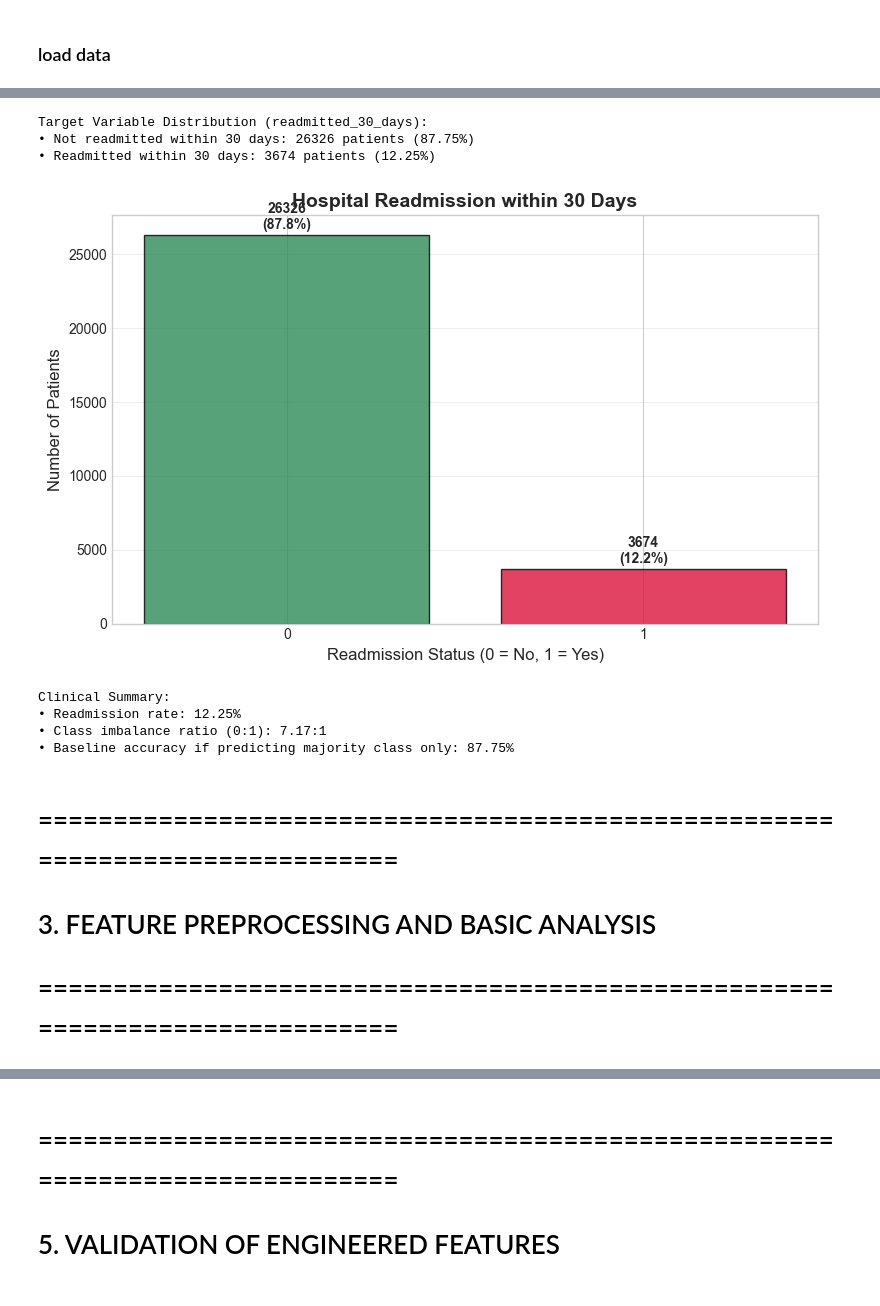
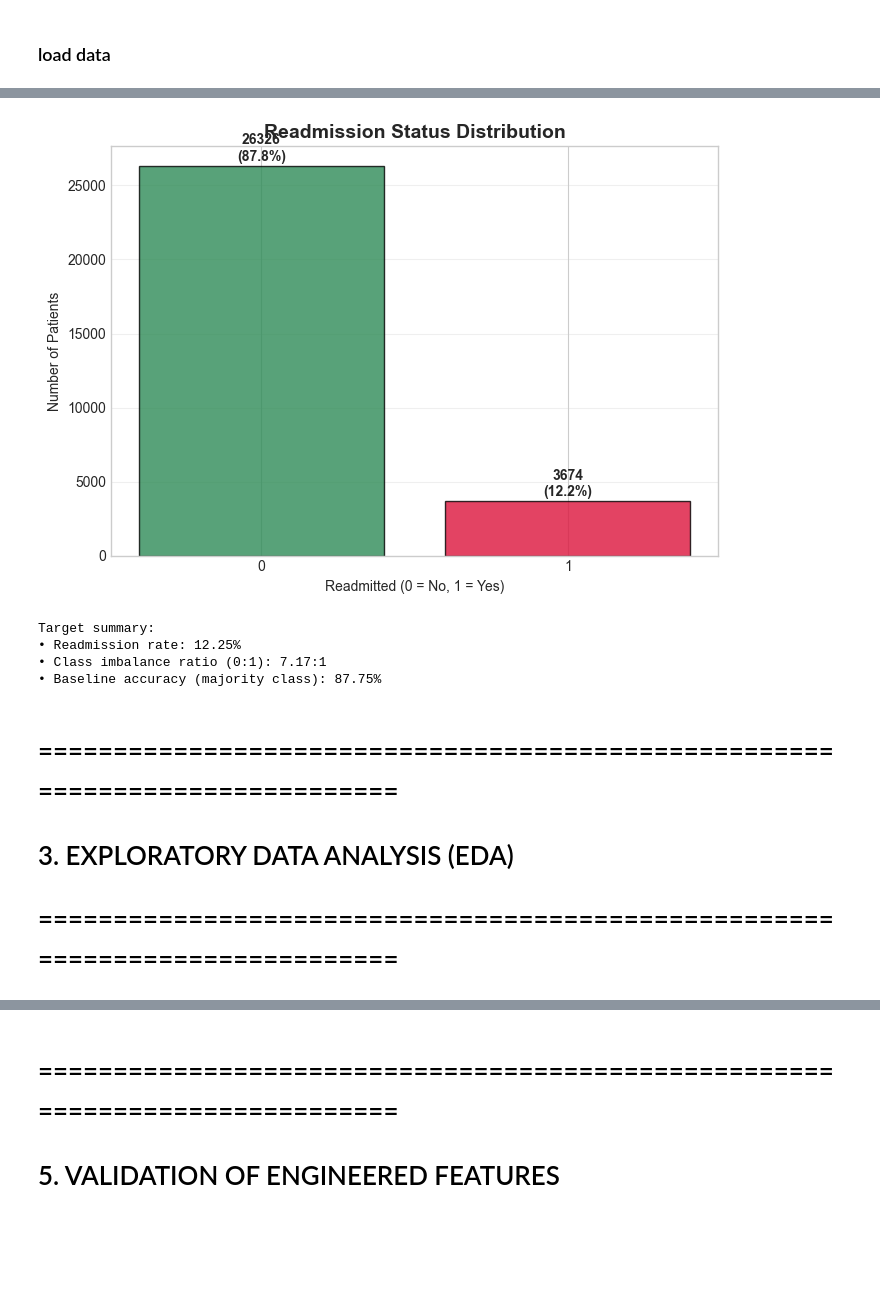
Before and after one commit to albertokabore/Hospital-Readmission-Prediction, a Jupyter notebook: notebooks/Readmission_Project.ipynb, the cells around one changed output, grey strips where cells are left out. Drawn from its saved outputs; the diff is of its cells as text; code cells hidden in the pictures; blank space fills up the shorter version.

```diff
--- a/notebooks/Readmission_Project.ipynb
+++ b/notebooks/Readmission_Project.ipynb
@@ -136,10 +108,0 @@ First 5 rows:
-# %%
-missing_values = df.isnull().sum()
-missing_percentage = (missing_values / len(df)) * 100
-
-print("\nMissing Values Analysis:")
-if missing_values.sum() == 0:
-    print("• No missing values detected")
-else:
-    for feature, count in missing_values[missing_values > 0].items():
-        print(f"• {feature}: {count} missing ({missing_percentage[feature]:.2f}%)")
@@ -157,62 +269,38 @@ print("=" * 70)
 # %%
-
-target_col = "readmitted_30_days"
-
-if target_col not in df.columns:
-    raise ValueError(f"Target column '{target_col}' not found in dataset.")
-
-df[target_col] = df[target_col].map({"Yes": 1, "No": 0})
-
-target_distribution = df[target_col].value_counts().sort_index()
-target_percentage = (target_distribution / len(df)) * 100
-
-print("Target Variable Distribution (readmitted_30_days):")
-for value, count in target_distribution.items():
-    status = "Not readmitted within 30 days" if value == 0 else "Readmitted within 30 days"
-    print(f"• {status}: {count} patients ({target_percentage[value]:.2f}%)")
-
-plt.figure(figsize=(8, 5))
+plt.figure(figsize=(7, 5))
 colors = ["#2E8B57", "#DC143C"]
 bars = plt.bar(target_distribution.index, target_distribution.values,
                color=colors, alpha=0.8, edgecolor="black")
-
-plt.title("Hospital Readmission within 30 Days", fontsize=14, fontweight="bold")
-plt.xlabel("Readmission Status (0 = No, 1 = Yes)", fontsize=12)
-plt.ylabel("Number of Patients", fontsize=12)
+plt.title("Readmission Status Distribution", fontsize=14, fontweight="bold")
+plt.xlabel("Readmitted (0 = No, 1 = Yes)")
+plt.ylabel("Number of Patients")
 plt.xticks([0, 1])
 plt.grid(axis="y", alpha=0.3)
-
-for i, bar in enumerate(bars):
+for idx, bar in enumerate(bars):
     height = bar.get_height()
-    cls = target_distribution.index[i]
-    pct = target_percentage[cls]
-    plt.text(bar.get_x() + bar.get_width() / 2.0, height + 200,
-             f"{height}\n({pct:.1f}%)",
-             ha="center", va="bottom", fontweight="bold")
-
+    val = target_distribution.index[idx]
+    pct = target_percentage[val]
+    plt.text(bar.get_x() + bar.get_width() / 2, height + len(df) * 0.005,
+             f"{height}\n({pct:.1f}%)", ha="center", va="bottom", fontweight="bold")
 plt.tight_layout()
 plt.show()
 # %% [output]
-Target Variable Distribution (readmitted_30_days):
-• Not readmitted within 30 days: 26326 patients (87.75%)
-• Readmitted within 30 days: 3674 patients (12.25%)
-[figure, old version]
+[figure, new version]
 # %%
-
 positive_rate = target_percentage.get(1, 0.0)
-class_ratio = target_distribution[0] / target_distribution[1]
+class_ratio = target_distribution[0] / max(target_distribution.get(1, 1), 1)
 baseline_acc = target_percentage.max()
 
-print("\nClinical Summary:")
+print("\nTarget summary:")
 print(f"• Readmission rate: {positive_rate:.2f}%")
 print(f"• Class imbalance ratio (0:1): {class_ratio:.2f}:1")
-print(f"• Baseline accuracy if predicting majority class only: {baseline_acc:.2f}%")
+print(f"• Baseline accuracy (majority class): {baseline_acc:.2f}%")
 # %% [output]
-Clinical Summary:
+Target summary:
 • Readmission rate: 12.25%
 • Class imbalance ratio (0:1): 7.17:1
-• Baseline accuracy if predicting majority class only: 87.75%
+• Baseline accuracy (majority class): 87.75%
 # %% [markdown]
 # =============================================================================
-# 3. FEATURE PREPROCESSING AND BASIC ANALYSIS
+# 3. EXPLORATORY DATA ANALYSIS (EDA)
 # =============================================================================
```
Also changed, not shown: parts of 25 cells of this notebook.
